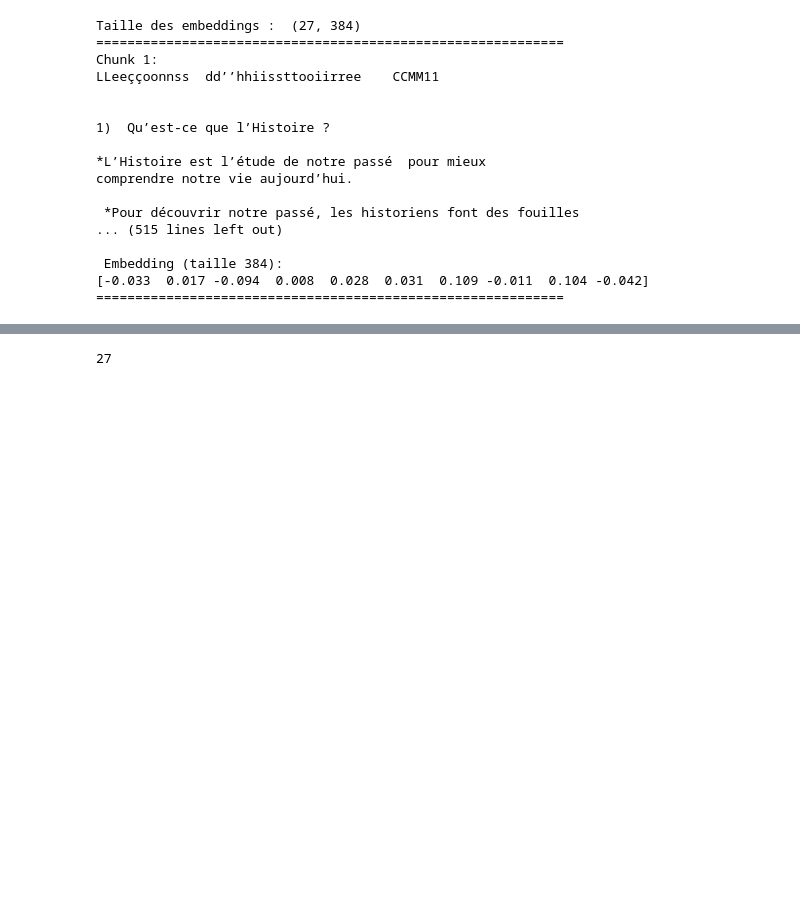
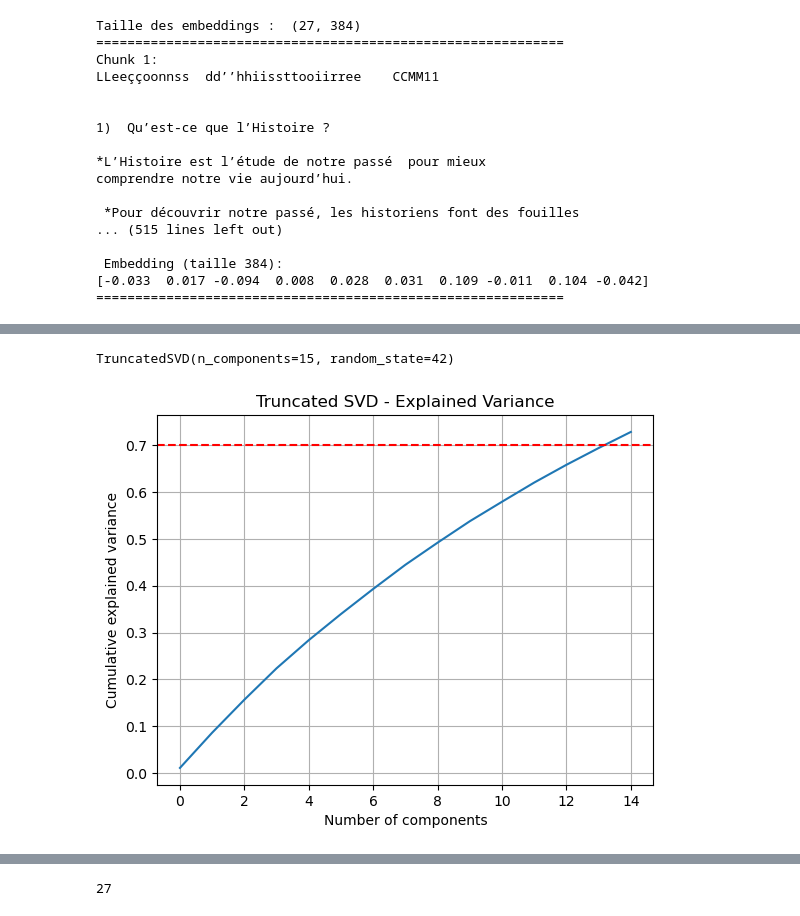
Before and after one commit to cnqs-jedha/pdf_to_quiz, a Jupyter notebook: exploration/prompt_to_llm_2.ipynb, the cells around one changed output, grey strips where cells are left out. Cells and saved outputs as stored; diff of their text form; code cells hidden in the pictures; blank space fills up the shorter version.

```diff
--- a/exploration/prompt_to_llm_2.ipynb
+++ b/exploration/prompt_to_llm_2.ipynb
@@ -162,0 +207,3 @@ comprendre notre vie aujourd’hui.
+# %%
+df = pd.DataFrame(chunks, columns=['string'])
+df
@@ -162,0 +228,6 @@ comprendre notre vie aujourd’hui.
+# %%
+df['string_clean'] = df['string'].str.replace(r"<[^>]*>", " ", regex=True)
+df['string_clean'] = df['string_clean'].str.replace(r"[^A-Za-zÀ-ÿ0-9\s ]+", " ", regex = True)
+df['string_clean'] = df['string_clean'].str.replace(r"\s+", " ", regex = True)
+df['string_clean'] = df['string_clean'].fillna('').apply(lambda x: x.lower())
+df
@@ -162,0 +332,33 @@ comprendre notre vie aujourd’hui.
+# %%
+
+def auto_svd_dim(X, target_var=0.7, min_dim=5, max_dim=300):
+    # X = matrice TF-IDF (sparse)
+    max_rank = min(X.shape[0]-1, X.shape[1]-1)           # limite mathématique
+    probe = min(max_dim, max_rank)                       # SVD d'exploration
+    svd_probe = TruncatedSVD(n_components=max(2, probe), random_state=42)
+    svd_probe.fit(X)
+    cumvar = np.cumsum(svd_probe.explained_variance_ratio_)
+
+    # plus petite dim qui atteint le seuil
+    k = int(np.searchsorted(cumvar, target_var) + 1)
+    k = max(min_dim, min(k, probe))                      # bornes
+    return k
+
+# usage
+k = auto_svd_dim(X, target_var=0.7, min_dim=5, max_dim=300)
+svd = TruncatedSVD(n_components=k, random_state=42)
+svd.fit(X)
+# %% [output]
+TruncatedSVD(n_components=15, random_state=42)
+# %%
+explained = np.cumsum(svd.explained_variance_ratio_)
+
+plt.plot(explained)
+plt.xlabel("Number of components")
+plt.ylabel("Cumulative explained variance")
+plt.grid()
+plt.title("Truncated SVD - Explained Variance")
+plt.axhline(0.70, color='red', linestyle='--')
+plt.show()
+# %% [output]
+[figure, added]
```
Also changed, not shown: parts of 15 cells of this notebook, 5 other files.
